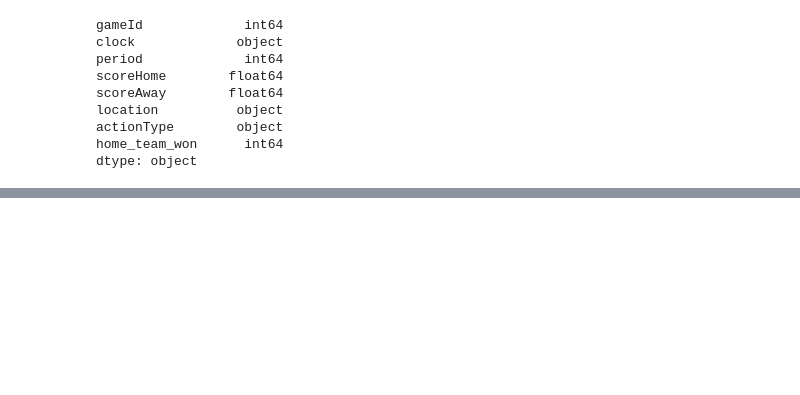
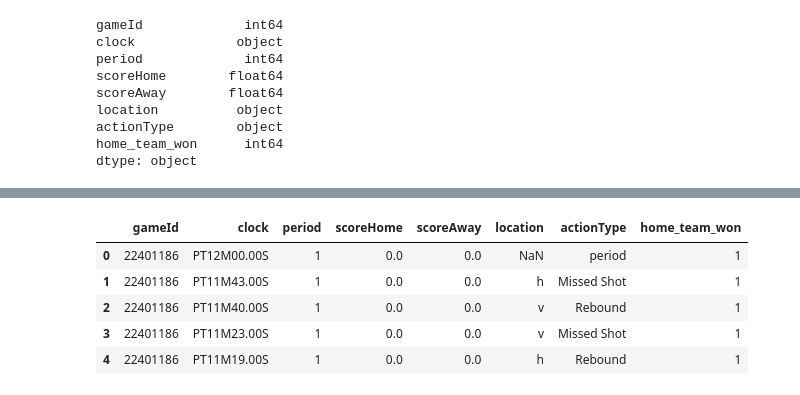
Before and after one commit to htaheri17/Real-Time-Win-Probability-Predictor, a Jupyter notebook: notebooks/win_probability_model.ipynb, the cells around one changed output, grey strips where cells are left out. Cells and saved outputs as stored; diff of their text form; code cells hidden in the pictures; blank space fills up the shorter version.

```diff
--- a/notebooks/win_probability_model.ipynb
+++ b/notebooks/win_probability_model.ipynb
@@ -155,0 +169,9 @@ dtype: object
+# %%
+df.head()
+# %% [output]
+|  | gameId | clock | period | scoreHome | scoreAway | location | actionType | home_team_won |
+| 0 | 22401186 | PT12M00.00S | 1 | 0.0 | 0.0 | NaN | period | 1 |
+| 1 | 22401186 | PT11M43.00S | 1 | 0.0 | 0.0 | h | Missed Shot | 1 |
+| 2 | 22401186 | PT11M40.00S | 1 | 0.0 | 0.0 | v | Rebound | 1 |
+| 3 | 22401186 | PT11M23.00S | 1 | 0.0 | 0.0 | v | Missed Shot | 1 |
+| 4 | 22401186 | PT11M19.00S | 1 | 0.0 | 0.0 | h | Rebound | 1 |
```
Also changed, not shown: parts of 6 cells of this notebook.
